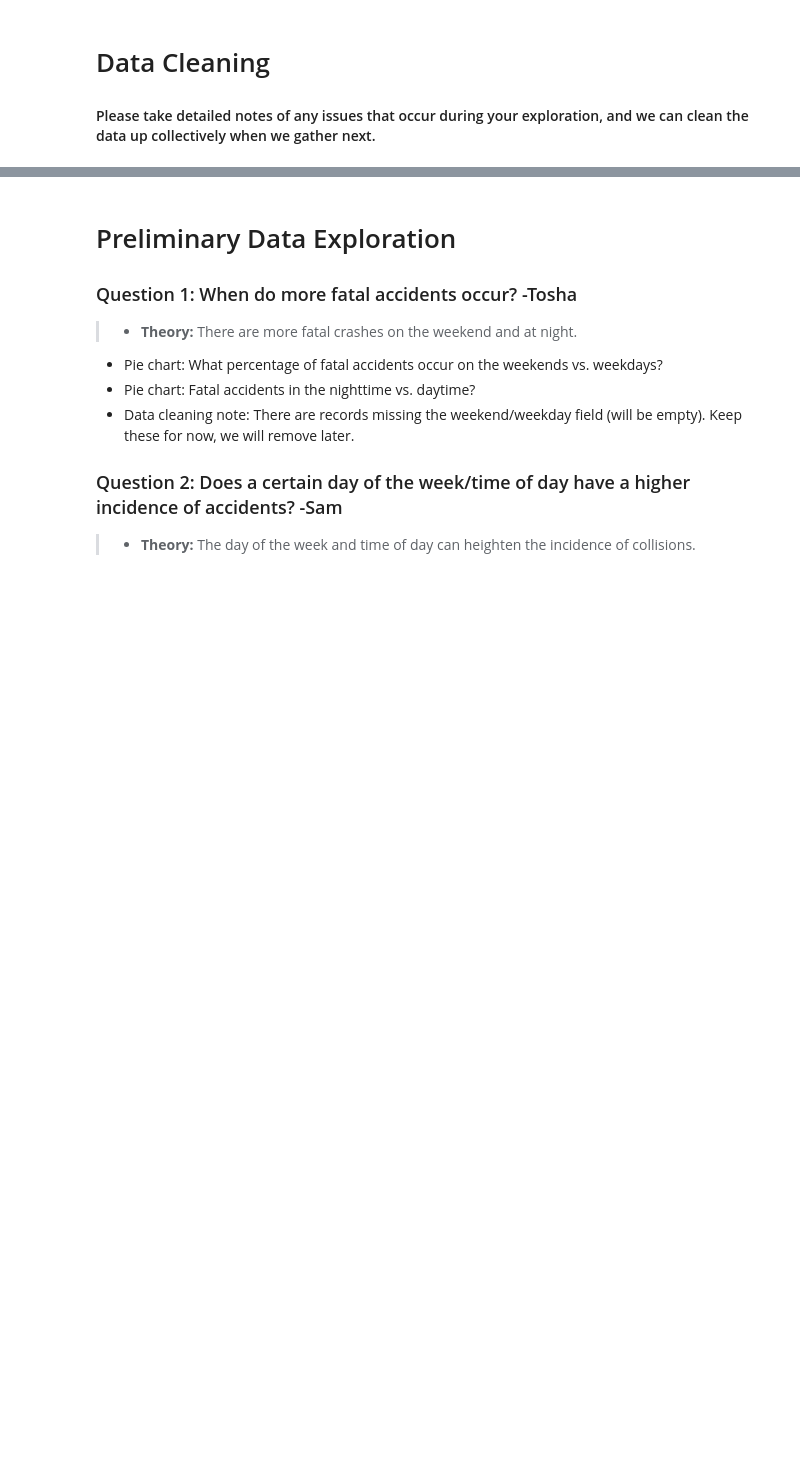
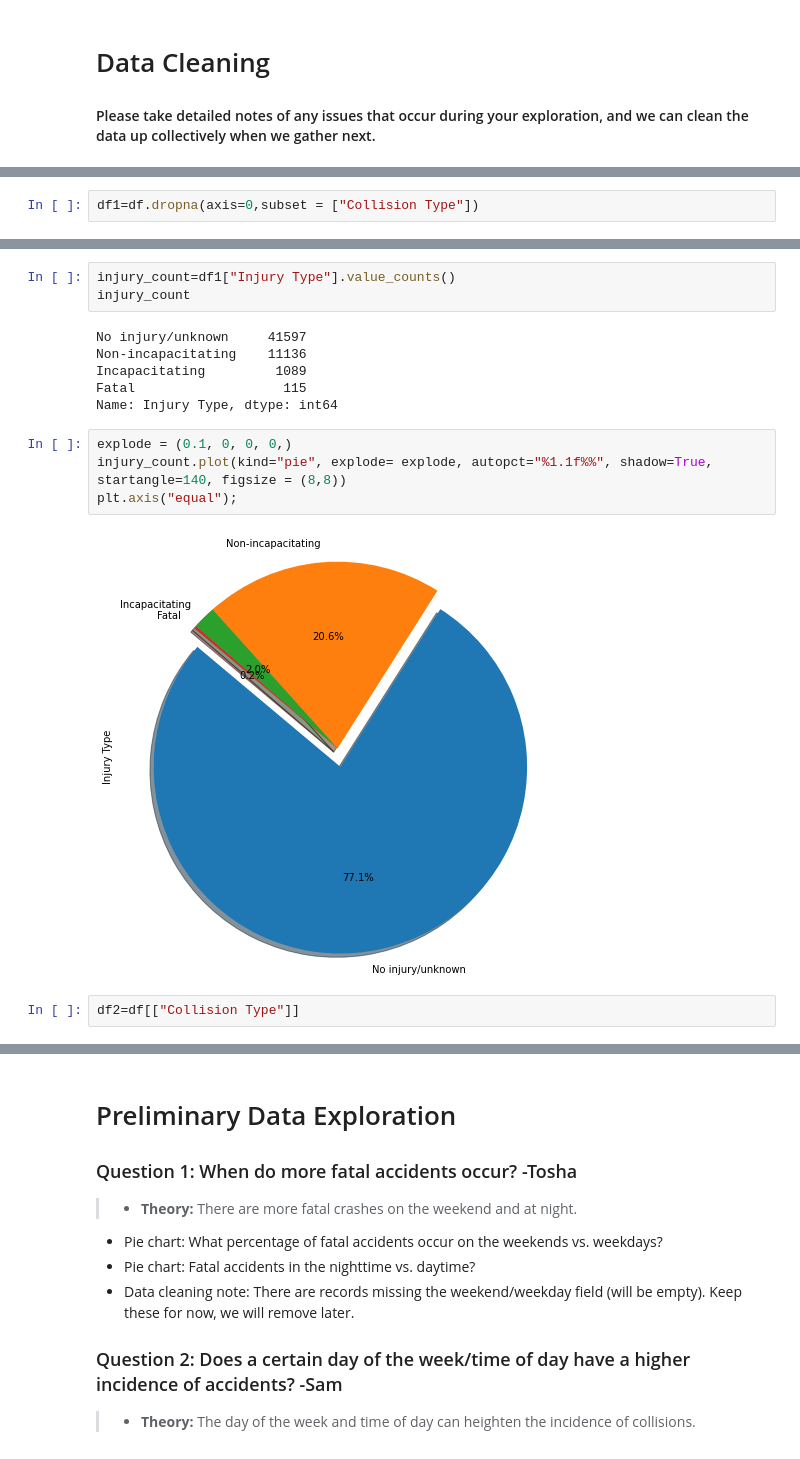
Before and after one commit to Kylee-Grant/Project-1, a Jupyter notebook: Project-1.ipynb, the cells around one changed output, grey strips where cells are left out. Drawn from its saved outputs; the diff is of its cells as text; blank space fills up the shorter version.

```diff
--- a/Project-1.ipynb
+++ b/Project-1.ipynb
@@ -52,0 +80,2 @@ dtype: object
+# %%
+df1=df.dropna(axis=0,subset = ["Collision Type"])
@@ -52,0 +98,17 @@ dtype: object
+# %%
+injury_count=df1["Injury Type"].value_counts()
+injury_count
+# %% [output]
+No injury/unknown     41597
+Non-incapacitating    11136
+Incapacitating         1089
+Fatal                   115
+Name: Injury Type, dtype: int64
+# %%
+explode = (0.1, 0, 0, 0,)
+injury_count.plot(kind="pie", explode= explode, autopct="%1.1f%%", shadow=True, startangle=140, figsize = (8,8))
+plt.axis("equal");
+# %% [output]
+[figure, added]
+# %%
+df2=df[["Collision Type"]]
```
Also changed, not shown: parts of 4 cells of this notebook.
